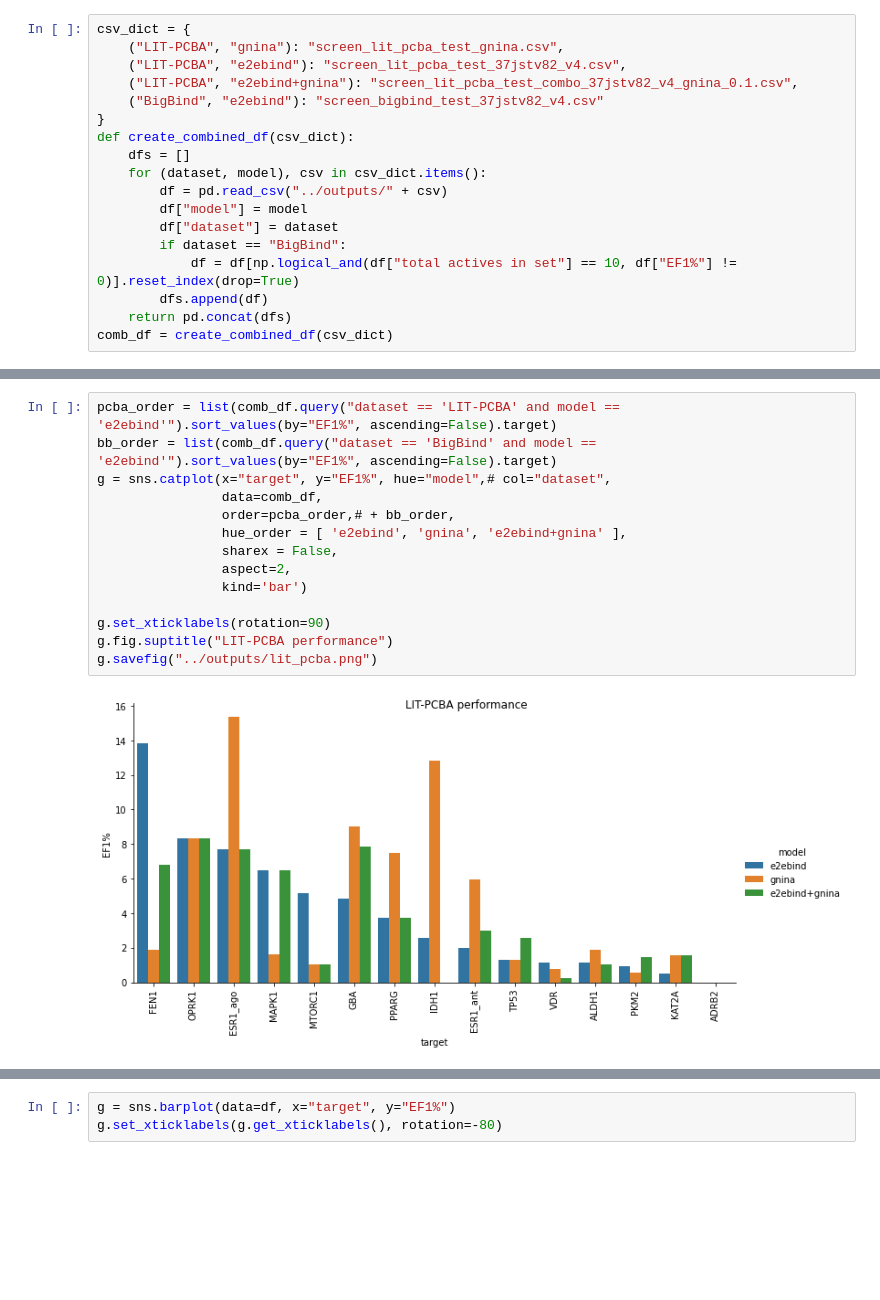
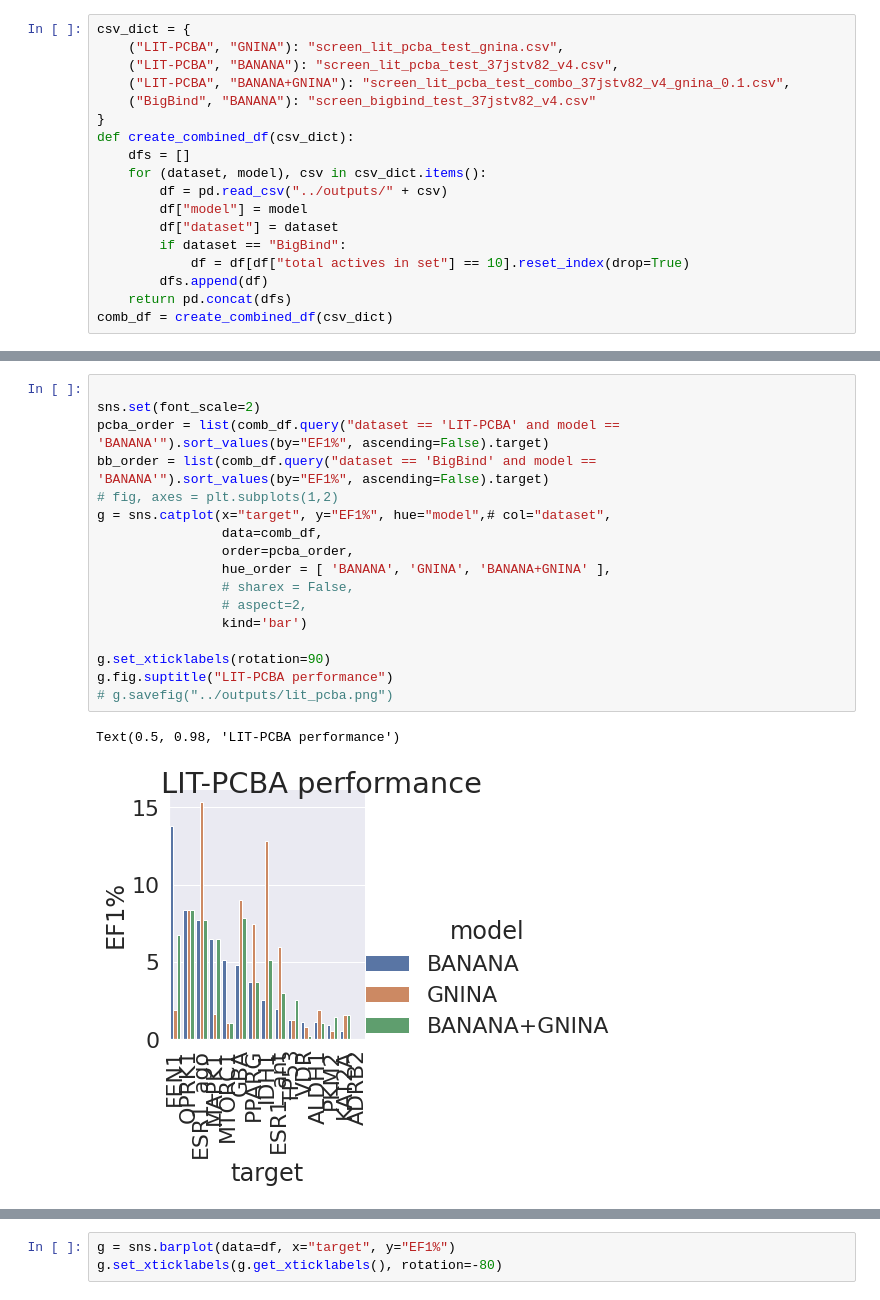
Before and after one commit to molecularmodelinglab/plantain, a Jupyter notebook: notebooks/playground.ipynb, the cells around one changed output, grey strips where cells are left out. Saved outputs shown, nothing was run; the diff lists cells and outputs as text; blank space fills up the shorter version.

```diff
--- a/notebooks/playground.ipynb
+++ b/notebooks/playground.ipynb
@@ -53,9 +72,9 @@ len(loader.dataset[1000].lig.ndata)
 # %%
 csv_dict = {
-    ("LIT-PCBA", "gnina"): "screen_lit_pcba_test_gnina.csv",
-    ("LIT-PCBA", "e2ebind"): "screen_lit_pcba_test_37jstv82_v4.csv",
-    ("LIT-PCBA", "e2ebind+gnina"): "screen_lit_pcba_test_combo_37jstv82_v4_gnina_0.1.csv",
-    ("BigBind", "e2ebind"): "screen_bigbind_test_37jstv82_v4.csv"
+    ("LIT-PCBA", "GNINA"): "screen_lit_pcba_test_gnina.csv",
+    ("LIT-PCBA", "BANANA"): "screen_lit_pcba_test_37jstv82_v4.csv",
+    ("LIT-PCBA", "BANANA+GNINA"): "screen_lit_pcba_test_combo_37jstv82_v4_gnina_0.1.csv",
+    ("BigBind", "BANANA"): "screen_bigbind_test_37jstv82_v4.csv"
 }
 def create_combined_df(csv_dict):
     dfs = []
@@ -64,7 +83,7 @@ def create_combined_df(csv_dict):
         df["model"] = model
         df["dataset"] = dataset
         if dataset == "BigBind":
-            df = df[np.logical_and(df["total actives in set"] == 10, df["EF1%"] != 0)].reset_index(drop=True)
+            df = df[df["total actives in set"] == 10].reset_index(drop=True)
         dfs.append(df)
     return pd.concat(dfs)
 comb_df = create_combined_df(csv_dict)
@@ -71,17 +112,21 @@ comb_df = create_combined_df(csv_dict)
 # %%
-pcba_order = list(comb_df.query("dataset == 'LIT-PCBA' and model == 'e2ebind'").sort_values(by="EF1%", ascending=False).target)
-bb_order = list(comb_df.query("dataset == 'BigBind' and model == 'e2ebind'").sort_values(by="EF1%", ascending=False).target)
+
+sns.set(font_scale=2)
+pcba_order = list(comb_df.query("dataset == 'LIT-PCBA' and model == 'BANANA'").sort_values(by="EF1%", ascending=False).target)
+bb_order = list(comb_df.query("dataset == 'BigBind' and model == 'BANANA'").sort_values(by="EF1%", ascending=False).target)
+# fig, axes = plt.subplots(1,2)
 g = sns.catplot(x="target", y="EF1%", hue="model",# col="dataset",
                 data=comb_df,
-                order=pcba_order,# + bb_order,
-                hue_order = [ 'e2ebind', 'gnina', 'e2ebind+gnina' ],
-                sharex = False,
-                aspect=2,
+                order=pcba_order,
+                hue_order = [ 'BANANA', 'GNINA', 'BANANA+GNINA' ],
+                # sharex = False,
+                # aspect=2,
                 kind='bar')
 
 g.set_xticklabels(rotation=90)
 g.fig.suptitle("LIT-PCBA performance")
-g.savefig("../outputs/lit_pcba.png")
+# g.savefig("../outputs/lit_pcba.png")
 # %% [output]
+Text(0.5, 0.98, 'LIT-PCBA performance')
-[figure, old version]
+[figure, new version]
 # %%
```
Also changed, not shown: parts of 8 cells of this notebook, 2 other files.
